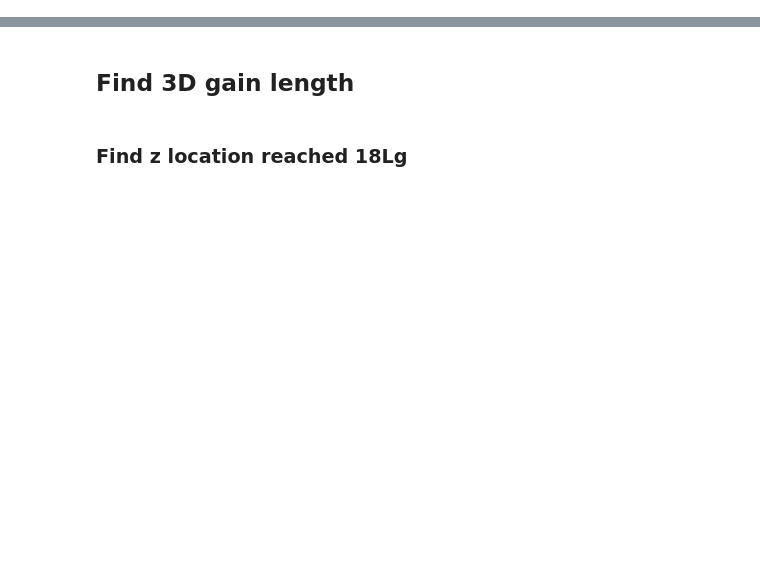
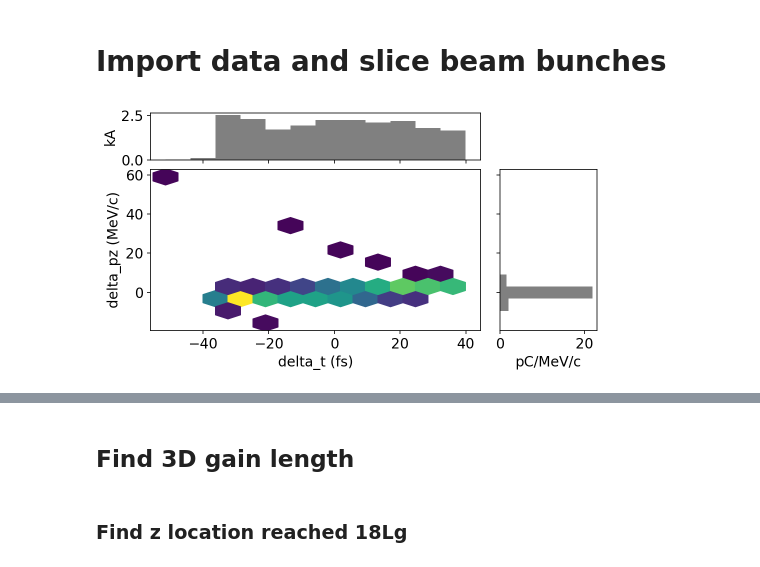
Before and after one commit to pluflou/FEL_Tuning, a Jupyter notebook: lcls_mx_optimizer.ipynb, the cells around one changed output, grey strips where cells are left out. Drawn from its saved outputs; the diff is of its cells as text; code cells hidden in the pictures; blank space fills up the shorter version.

```diff
--- a/lcls_mx_optimizer.ipynb
+++ b/lcls_mx_optimizer.ipynb
@@ -30,2 +80,4 @@ plt.rcParams.update({'font.size': 14})
+# %% [markdown]
+# Import data and slice beam bunches
 # %%
 # create ParticleGroup from bmad h5 particle data
@@ -43,6 +93,10 @@ for filename in os.listdir(directory):
 # collimation loses some particles, take only alive particles here
 for beam in P_data:
     P_data[beam] = P_data[beam].where(P_data[beam].status==1) # status 1 is alive
+# %%
+P_data['HXRSSBEG'].plot('delta_t', 'delta_pz')
+# %% [output]
+[figure, added]
 # %%
 slices = {}
 n_slice = 200
```
Also changed, not shown: parts of 17 cells of this notebook.
